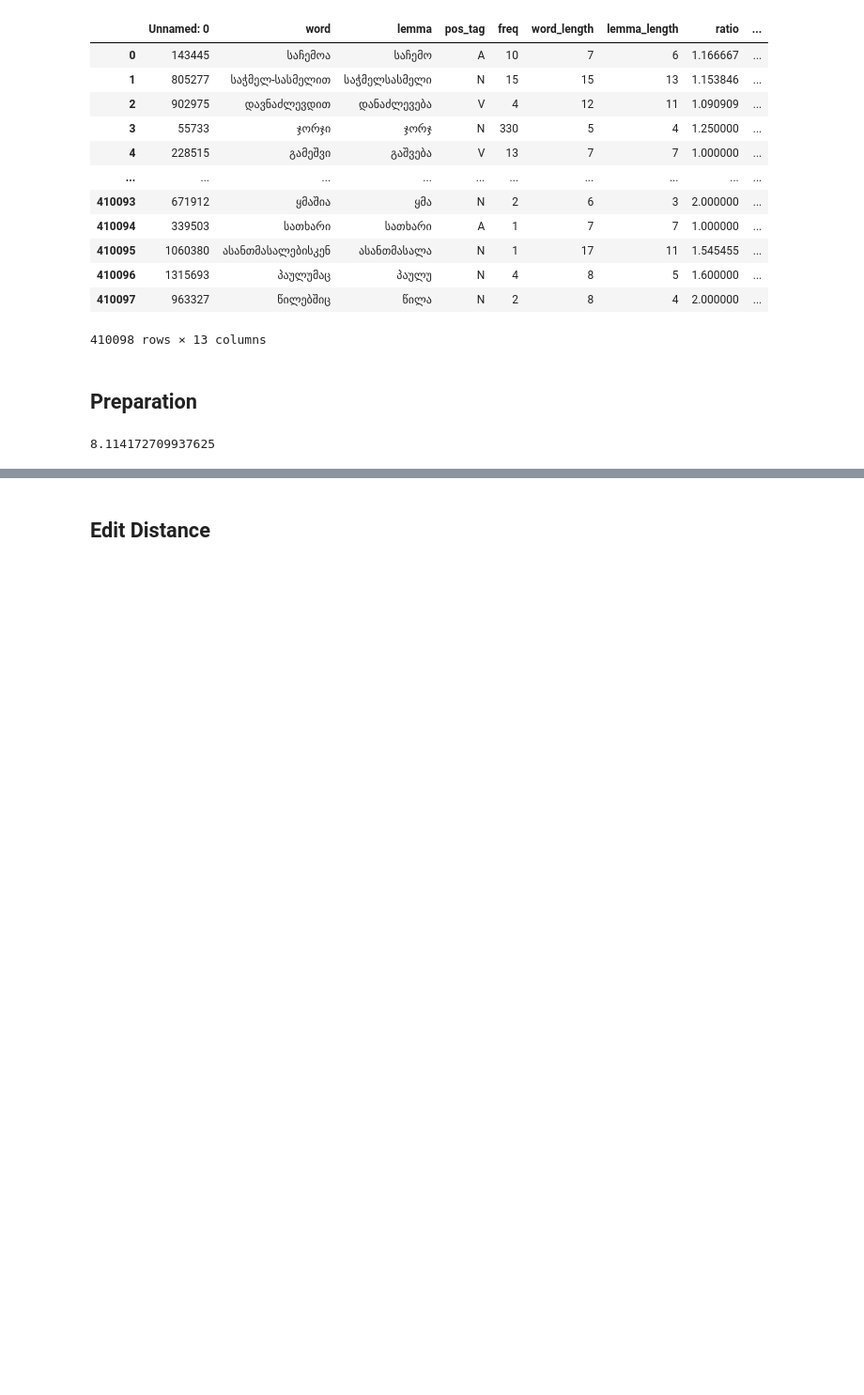
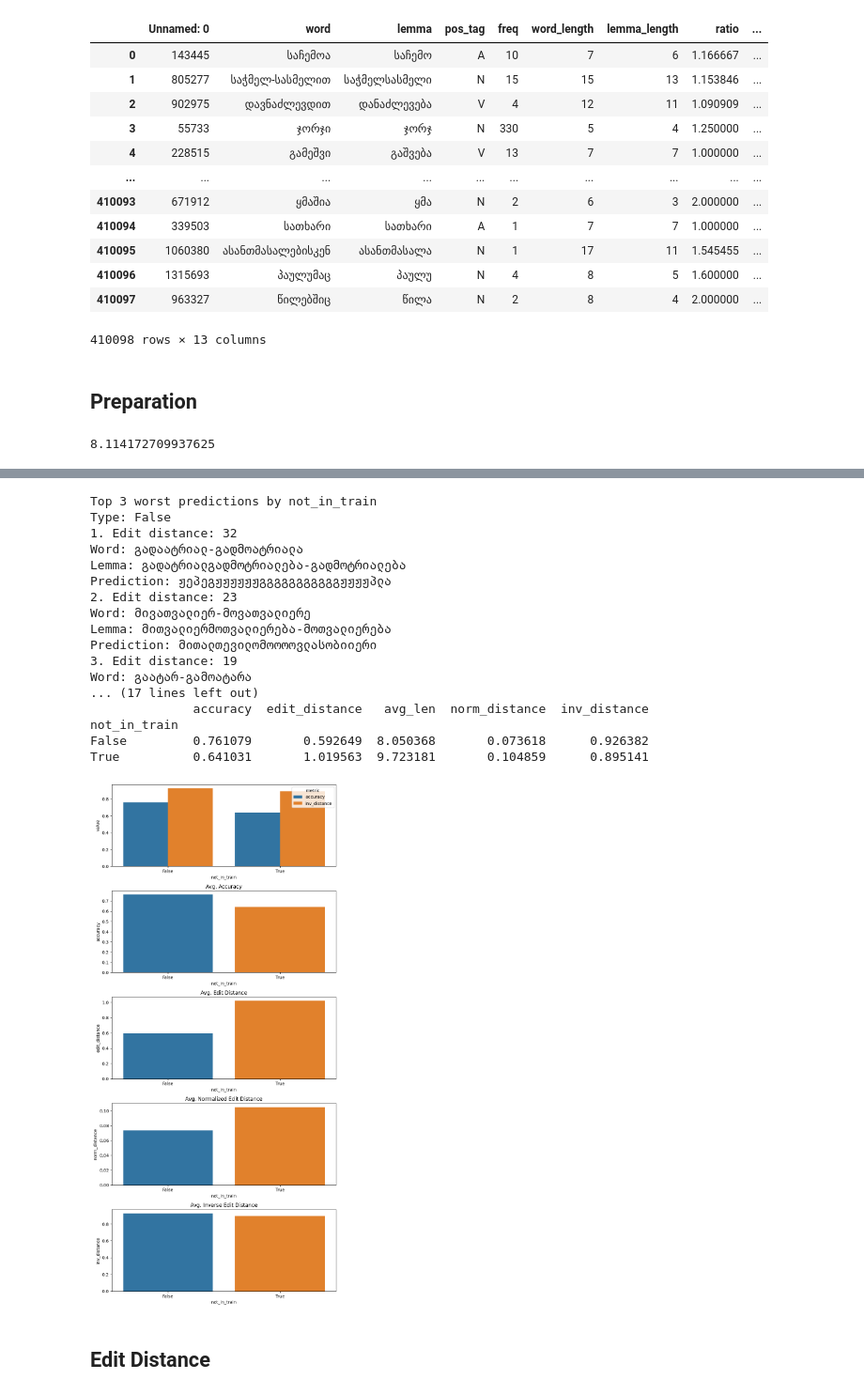
Before and after one commit to Nargizi/GNC_Exlporation, a Jupyter notebook: Lemmatization/Evaluation.ipynb, the cells around one changed output, grey strips where cells are left out. Shown at 94% size. Saved outputs shown, nothing was run; the diff lists cells and outputs as text; code cells hidden in the pictures; blank space fills up the shorter version.

```diff
--- a/Lemmatization/Evaluation.ipynb
+++ b/Lemmatization/Evaluation.ipynb
@@ -119 +134,6 @@ def evaluate(model, loader):
+# %%
+def apply_metrics(df):
+    df['edit_distance'] = df.apply(lambda row: edit_distances(row.lemma, row.pred), axis=1)
+    df['accuracy'] = df.apply(lambda row: accurecy(row.lemma, row.pred), axis=1)
+    return df
 # %%
@@ -153,0 +294,3 @@ def evaluate_category(cat_data):
+# %%
+result_df = result_df.reset_index()
+result_df
@@ -154,3 +318,25 @@ def evaluate_category(cat_data):
+# %%
+# evaluate_category(result_df, 'not_in_trian')
+evaluate_category(result_df, 'not_in_train')
+# %% [output]
+Top 3 worst predictions by not_in_train
+Type: False
+1. Edit distance: 32
+Word: გადაატრიალ-გადმოატრიალა
+Lemma: გადატრიალგადმოტრიალება-გადმოტრიალება
+Prediction: ჟეპეგჟჟჟჟჟჟგგგგგგგგგგგჟჟჟჟპლა
+2. Edit distance: 23
+Word: მივათვალიერ-მოვათვალიერე
+Lemma: მითვალიერმოთვალიერება-მოთვალიერება
+Prediction: მითალთევილომოოოოვლასობიიერი
+3. Edit distance: 19
+Word: გაატარ-გამოატარა
+... (17 lines left out)
+              accuracy  edit_distance   avg_len  norm_distance  inv_distance
+not_in_train
+False         0.761079       0.592649  8.050368       0.073618      0.926382
+True          0.641031       1.019563  9.723181       0.104859      0.895141
+[figure, added]
 # %% [markdown]
 ## Edit Distance
 # %%
```
Also changed, not shown: parts of 62 cells of this notebook, 22 other files.
